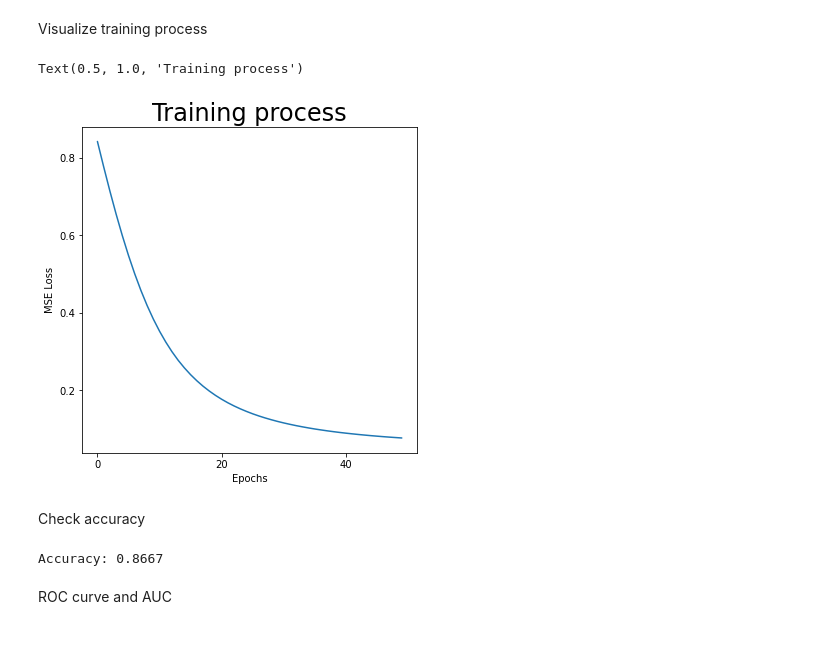
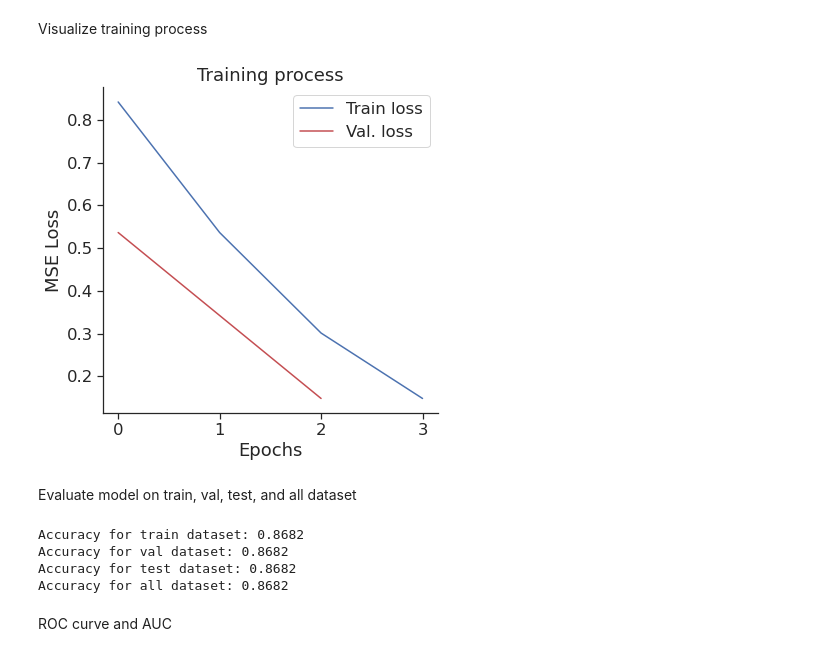
Before and after one commit to xph9876/FraudUserDetection, a Jupyter notebook: 3_Proposed_Methods.ipynb, the cells around one changed output. Drawn from its saved outputs; the diff is of its cells as text; code cells hidden in the pictures.

Commit message:
Update novel methods for validation and test

```diff
--- a/3_Proposed_Methods.ipynb
+++ b/3_Proposed_Methods.ipynb
@@ -19,8 +19,19 @@ torch.manual_seed(3407)
 # %% [output]
 <torch._C.Generator at 0x...>
 # %%
-datafile = f'dataset/toy_embedded_review.csv'
-labelfile = f'dataset/toy_user_label.csv'
+# inputs
+files = {}
+files['train'] = f'dataset/toy_embedded_review.csv'
+files['val'] = f'dataset/toy_embedded_review.csv'
+files['test'] = f'dataset/toy_embedded_review.csv'
+files['all'] = f'dataset/toy_embedded_review.csv'
+
+# labels
+label_files = {}
+label_files['train'] = f'dataset/toy_user_label.csv'
+label_files['val'] = f'dataset/toy_user_label.csv'
+label_files['test'] = f'dataset/toy_user_label.csv'
+label_files['all'] = f'dataset/toy_user_label.csv'
 # %%
 # check cuda availablity
 if torch.cuda.is_available():
@@ -173,20 +193,25 @@ FUD(
   (GRU2): GRU(16, 1)
 )
 # %%
-optimizer = torch.optim.SGD(model.parameters(), lr=1e-2, weight_decay=1e-7)
+optimizer = torch.optim.Adam(model.parameters(), lr=1e-2, weight_decay=1e-7)
 criterion = nn.MSELoss()
-epochs = 50
-report_epoch = 5
-losses = []
+epochs = 4
+report_epoch = 2
+train_losses = []
+val_losses = []
 
 for i in range(epochs):
     model.train()
-    y_pred = model(data)
-    loss = criterion(y_pred.view(-1), user_labels)
+    y_pred = model(data['train'])
+    loss = criterion(y_pred.view(-1), labels['train'])
     optimizer.zero_grad()
     loss.backward()
     optimizer.step()
-    losses.append(loss.view(-1).cpu().detach().numpy()[0])
+    train_losses.append(loss.view(-1).cpu().detach().numpy()[0])
     if not i % report_epoch:
-        print(f'Epoch {i}, MSE Loss: {losses[-1]}')
+        model.eval()
+        pred = model(data['val'])
+        val_loss = criterion(pred.view(-1), labels['val'])
+        val_losses.append(val_loss.view(-1).cpu().detach().numpy()[0])
+        print(f'Epoch {i}, Train Loss: {train_losses[-1]:.6f}, Val. Loss: {val_losses[-1]:.6f}')
 # %% [output]
@@ -208,15 +225,17 @@ torch.save(model.state_dict(), 'Model_weights.tar')
 Visualize training process
 # %%
 fig, ax = plt.subplots(figsize=(6,6))
-sns.set(style='ticks', font_scale=2)
-plt.plot(list(range(epochs)), losses)
+sns.set(style='ticks', font_scale=1.5)
+plt.plot(list(range(epochs)), train_losses, color='b', label='Train loss')
+plt.plot(list(range(0, epochs, report_epoch)), val_losses, color='r', label='Val. loss')
 plt.ylabel('MSE Loss')
 plt.xlabel('Epochs')
 plt.title('Training process')
+plt.legend()
+sns.despine()
 # %% [output]
-Text(0.5, 1.0, 'Training process')
-[figure, old version]
+[figure, new version]
 # %% [markdown]
-Check accuracy
+Evaluate model on train, val, test, and all dataset
 # %%
 # generate labels
@@ -226,12 +247,18 @@ labels[labels<0.5] = 0
 # %%
 threshold = 0.5
-preds = y_pred.view(-1).cpu().detach().numpy()
-preds[preds > threshold] = 1
-preds[preds < threshold] = 0
-acc = np.sum(preds == labels)/len(preds)
-print(f'Accuracy: {acc:.4f}')
+model.eval()
+preds = {}
+for k, v in y_true.items():
+    preds[k] = model(data[k]).view(-1).cpu().detach().numpy()
+    preds[k][preds[k] > threshold] = 1
+    preds[k][preds[k] < threshold] = 0
+    acc = np.sum(preds[k] == v)/len(preds[k])
+    print(f'Accuracy for {k} dataset: {acc:.4f}')
 # %% [output]
-Accuracy: 0.8667
+Accuracy for train dataset: 0.8682
+Accuracy for val dataset: 0.8682
+Accuracy for test dataset: 0.8682
+Accuracy for all dataset: 0.8682
 # %% [markdown]
 ROC curve and AUC
 # %%
```
Also changed, not shown: parts of 6 cells of this notebook.
